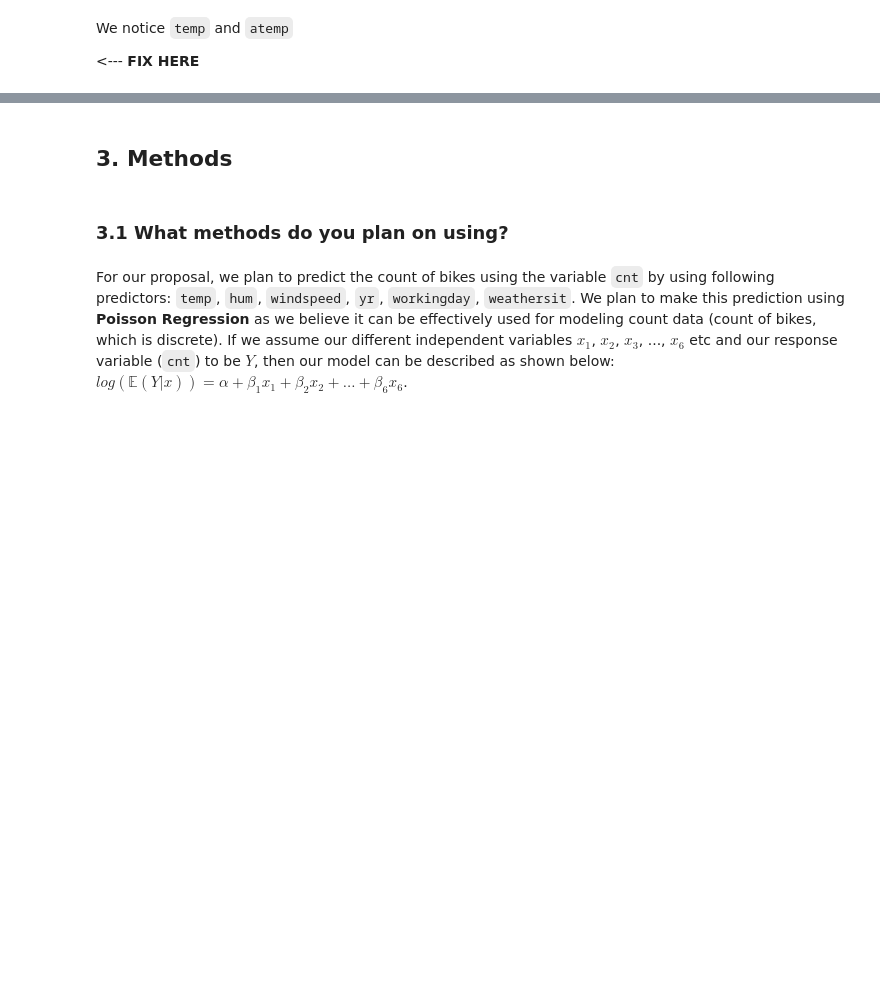
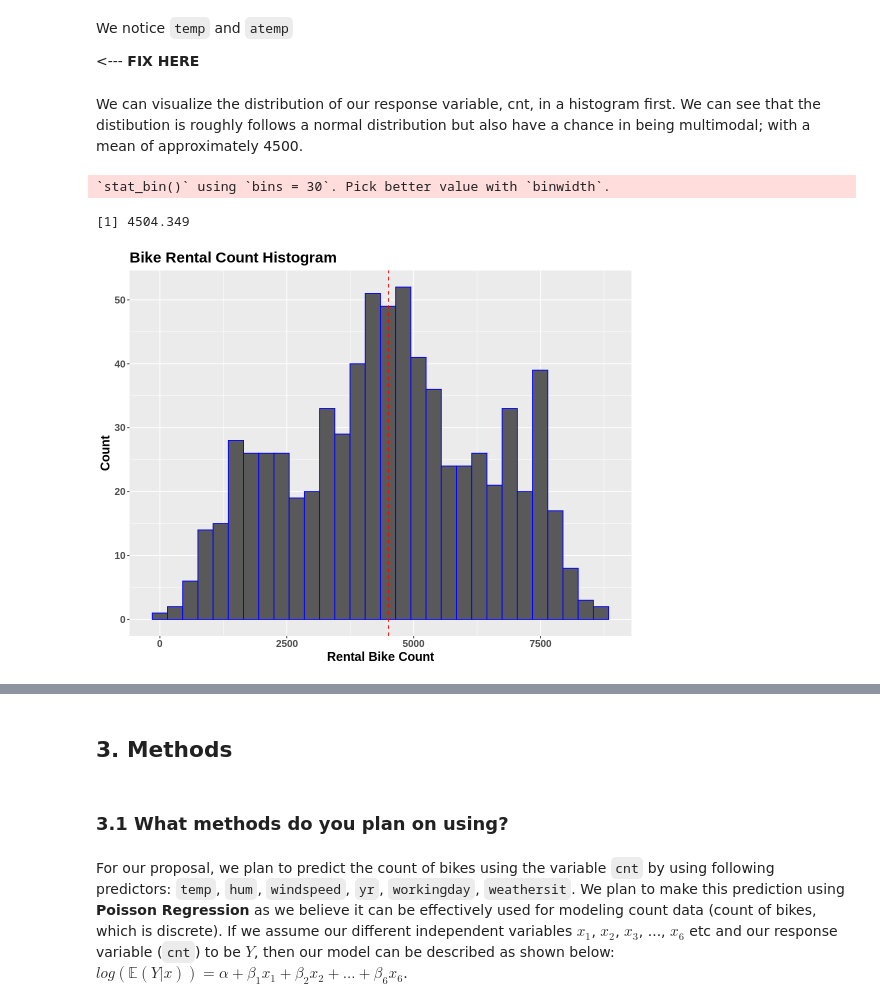
Before and after one commit to tonyliang19/stat301-group-project, a Jupyter notebook: src/proposal.ipynb, the cells around one changed output, grey strips where cells are left out. Cells and saved outputs as stored; diff of their text form; code cells hidden in the pictures; blank space fills up the shorter version.

Commit message:
added histogram and qq plot

```diff
--- a/src/proposal.ipynb
+++ b/src/proposal.ipynb
@@ -168,3 +158,17 @@ plot_corr_matrix
 We notice `temp` and `atemp`
 
 <--- **FIX HERE**
+# %% [markdown]
+We can visualize the distribution of our response variable, cnt, in a histogram first. We can see that the distibution is roughly follows a normal distribution but also have a chance in being multimodal; with a mean of approximately 4500.
+# %%
+options(repr.plot.width=9, repr.plot.height=7)
+bike_wrangled %>% ggplot(aes(x = cnt)) +
+    geom_histogram(alpha = 2,color = "blue") +
+    geom_vline(aes(xintercept=mean(cnt)), color="red",
+             linetype="dashed")+
+    labs(title="Bike Rental Count Histogram",x="Rental Bike Count", y = "Count")+
+    theme(text=element_text(size=15, face = "bold"))
+# %% [output]
+`stat_bin()` using `bins = 30`. Pick better value with `binwidth`.
+[1] 4504.349
+[figure, added]
```
Also changed, not shown: parts of 9 cells of this notebook.
